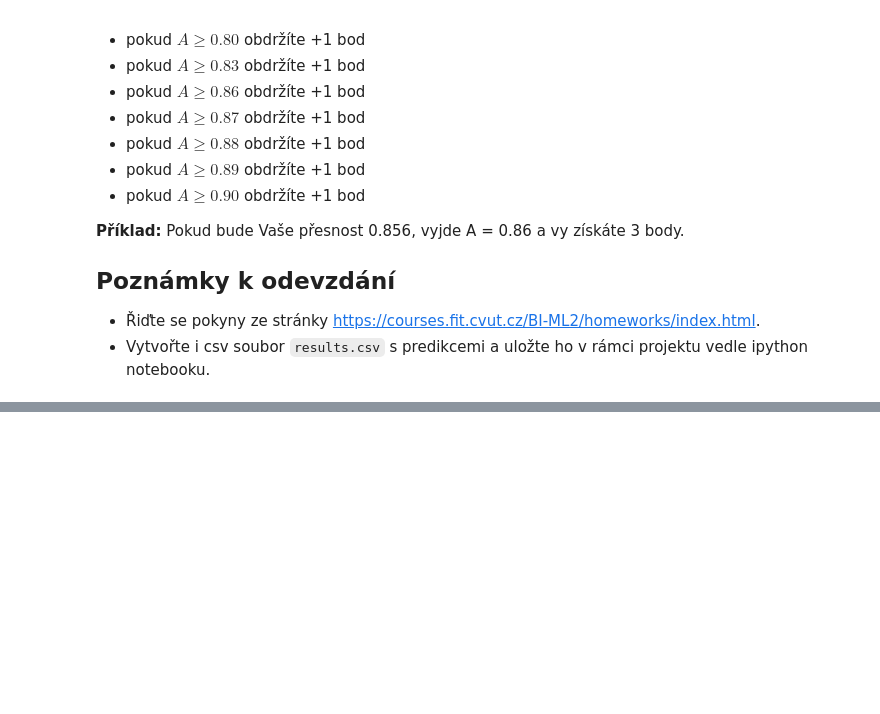
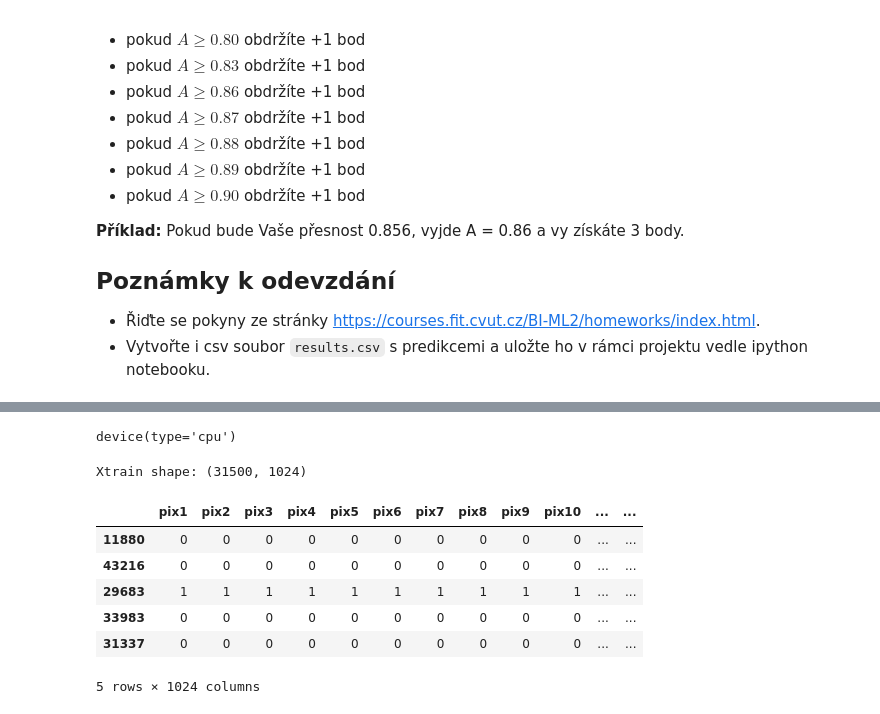
Before and after one commit to ZhigaMason/University, a Jupyter notebook: 02/homework_02_B242.ipynb, the cells around one changed output, grey strips where cells are left out. Saved outputs shown, nothing was run; the diff lists cells and outputs as text; code cells hidden in the pictures; blank space fills up the shorter version.

```diff
--- a/02/homework_02_B242.ipynb
+++ b/02/homework_02_B242.ipynb
@@ -75,0 +78,41 @@ Označíme-li $A$ přesnost, které jste dosáhli, zaokrouhlenou na 2 desetinná
+# %%
+import numpy as np
+import pandas as pd
+import matplotlib.pyplot as plt
+import torch
+import torch.nn as nn
+
+RND_SEED = 789
+device = torch.device('cuda' if torch.cuda.is_available() else 'cpu')
+device
+# %% [output]
+device(type='cpu')
+# %%
+from sklearn.model_selection import train_test_split
+
+target_col = 'label'
+data = pd.read_csv('train.csv')
+
+X = data.drop(columns=[target_col])
+y = data[target_col]
+
+Xtrain, Xtest, ytrain, ytest = train_test_split(
+    X, y, test_size=0.4, random_state=RND_SEED, shuffle=True
+)
+
+Xval, Xtest, yval, ytest = train_test_split(
+    Xtest, ytest, test_size=0.5, random_state=RND_SEED, shuffle=True
+)
+
+
+print(f"Xtrain shape: {Xtrain.shape}");
+Xtrain.head()
+# %% [output]
+Xtrain shape: (31500, 1024)
+|  | pix1 | pix2 | pix3 | pix4 | pix5 | pix6 | pix7 | pix8 | pix9 | pix10 | ... | ... |
+| 11880 | 0 | 0 | 0 | 0 | 0 | 0 | 0 | 0 | 0 | 0 | ... | ... |
+| 43216 | 0 | 0 | 0 | 0 | 0 | 0 | 0 | 0 | 0 | 0 | ... | ... |
+| 29683 | 1 | 1 | 1 | 1 | 1 | 1 | 1 | 1 | 1 | 1 | ... | ... |
+| 33983 | 0 | 0 | 0 | 0 | 0 | 0 | 0 | 0 | 0 | 0 | ... | ... |
+| 31337 | 0 | 0 | 0 | 0 | 0 | 0 | 0 | 0 | 0 | 0 | ... | ... |
+5 rows × 1024 columns
```
Also changed, not shown: parts of 13 cells of this notebook.
